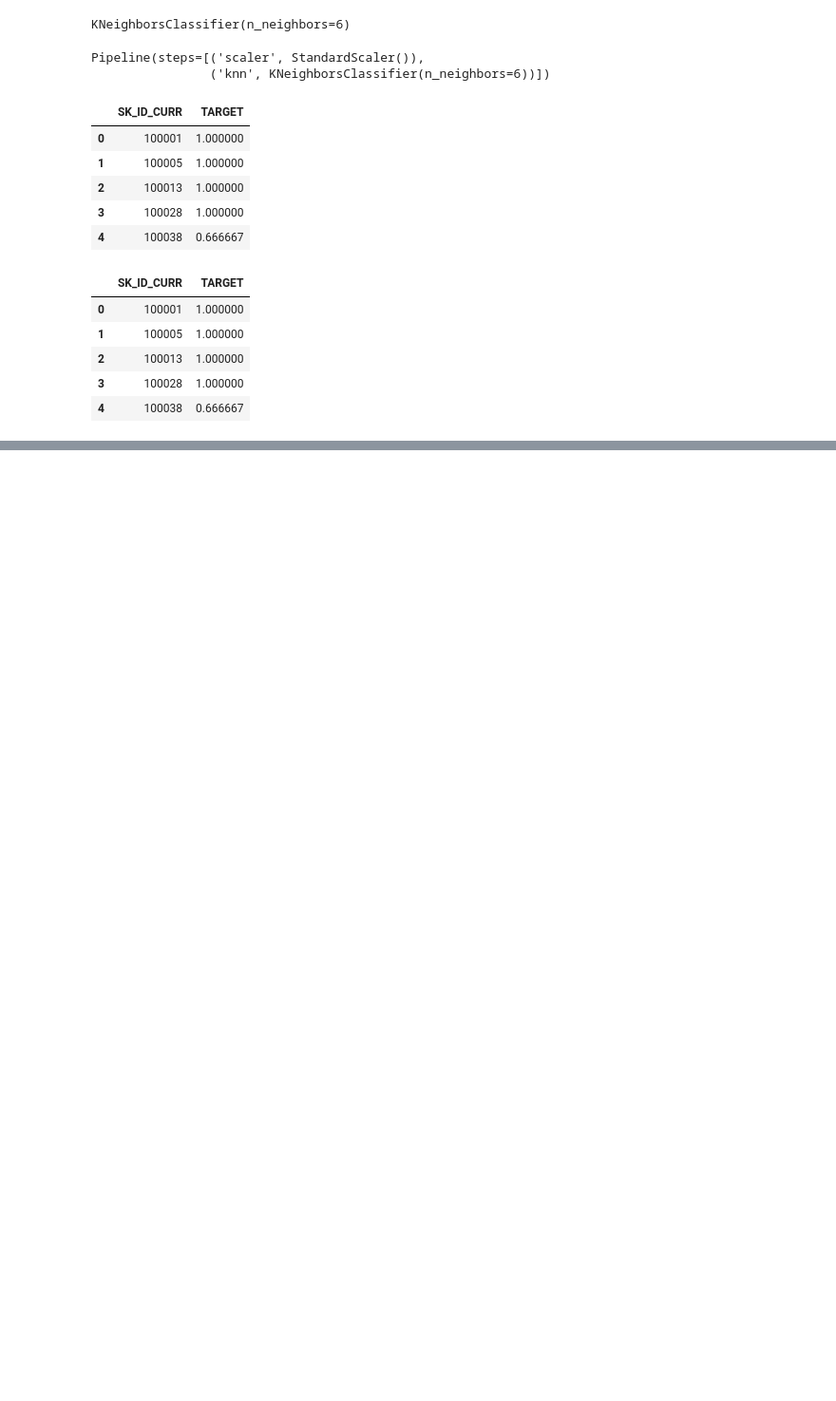
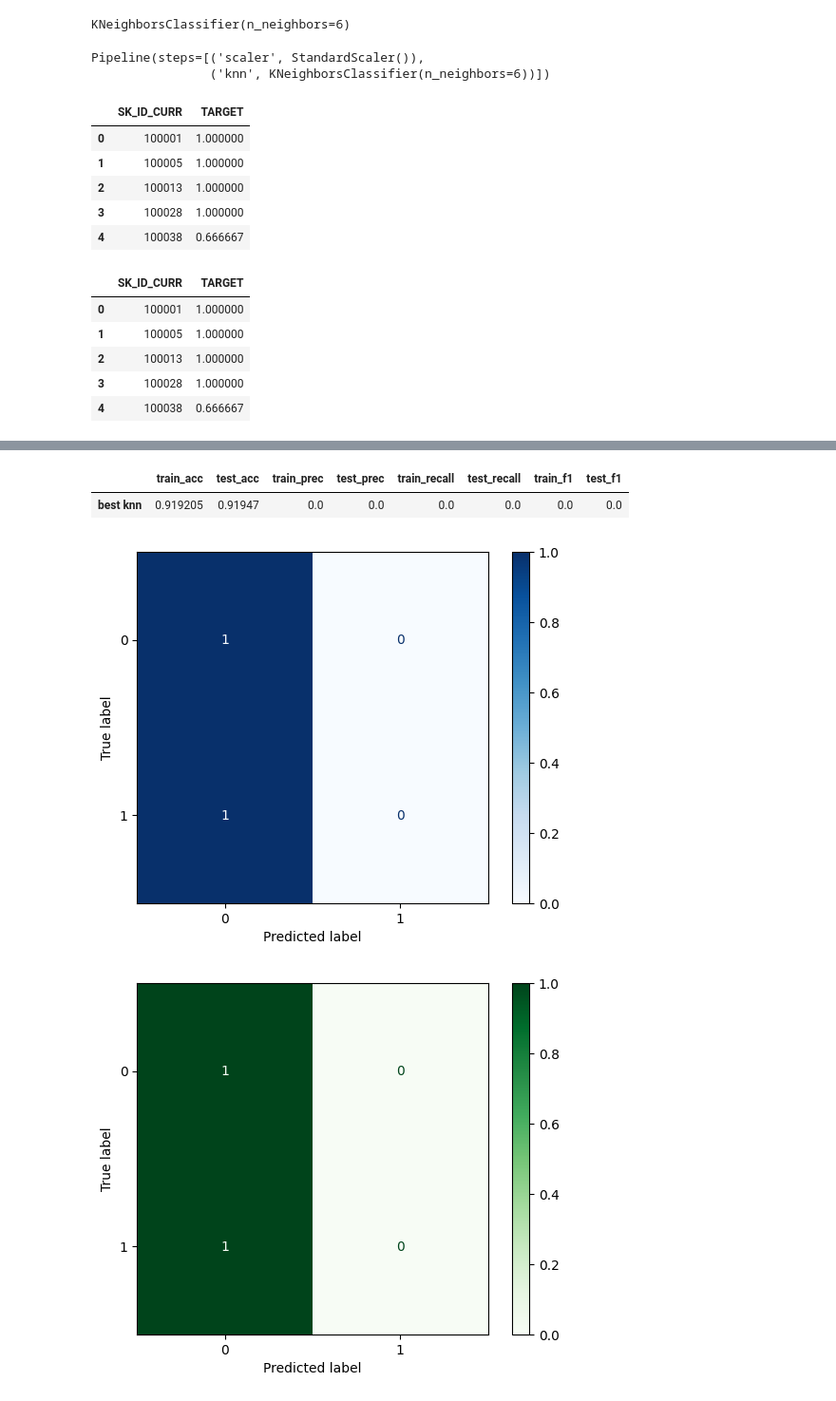
Before and after one commit to bkusuma/home-credit-default-risk, a Jupyter notebook: kaggle/working/00_Exploratory_Data_Analysis.ipynb, the cells around one changed output, grey strips where cells are left out. Shown at 95% size. Saved outputs shown, nothing was run; the diff lists cells and outputs as text; code cells hidden in the pictures; blank space fills up the shorter version.

```diff
--- a/working/00_Exploratory_Data_Analysis.ipynb
+++ b/kaggle/working/00_Exploratory_Data_Analysis.ipynb
@@ -240,0 +233,4 @@ array([0.87958588, 0.94861933, 0.92619098, ..., 0.93339934, 0.89547076,
+# %%
+eval_classification(best_knn, X_train_proc, y_train, X_test_proc, y_test, model_name="best knn", results_frame=None,
+                        pos_label=1, average="binary")
+# %% [output]
@@ -240,0 +256,4 @@ array([0.87958588, 0.94861933, 0.92619098, ..., 0.93339934, 0.89547076,
+|  | train_acc | test_acc | train_prec | test_prec | train_recall | test_recall | train_f1 | test_f1 |
+| best knn | 0.919205 | 0.91947 | 0.0 | 0.0 | 0.0 | 0.0 | 0.0 | 0.0 |
+[figure, added]
+[figure, added]
```
Also changed, not shown: parts of 3 cells of this notebook, 2 other files.
